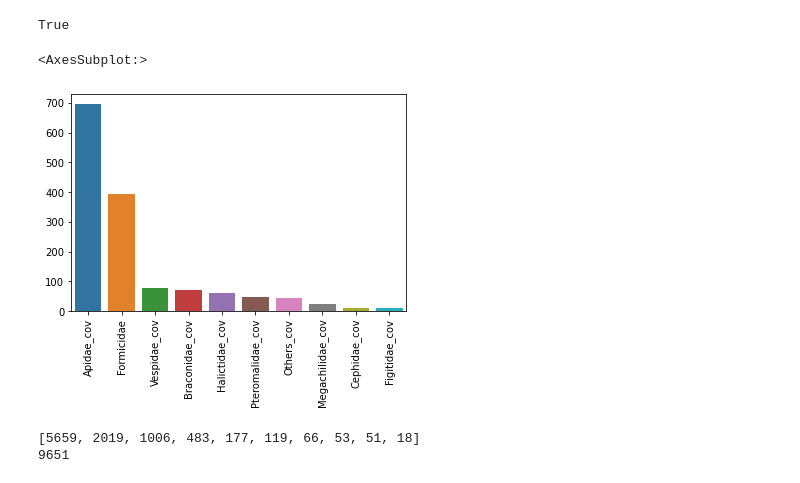
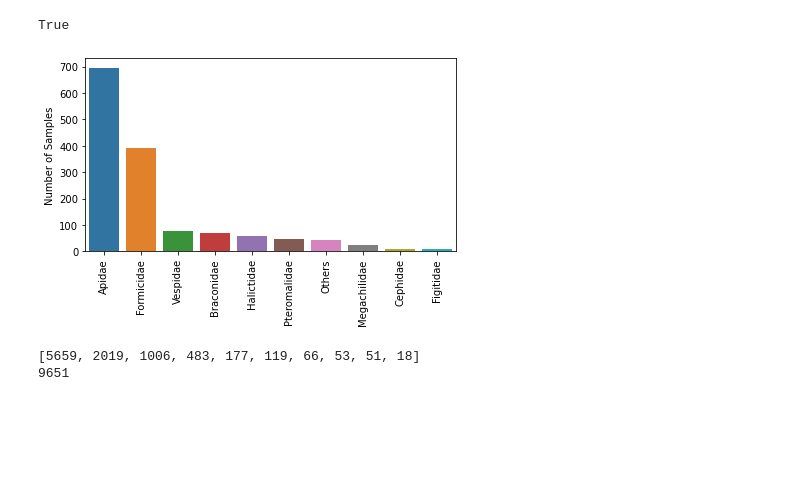
Before and after one commit to Matthijnssenslab/Bee_euvir, a Jupyter notebook: notebooks/5_Virussharing.ipynb, the cells around one changed output. Drawn from its saved outputs; the diff is of its cells as text; code cells hidden in the pictures; blank space fills up the shorter version.

```diff
--- a/notebooks/5_Virussharing.ipynb
+++ b/notebooks/5_Virussharing.ipynb
@@ -67,12 +67,13 @@ Others_cov = covmat[covmat.index.isin(Others_runs)]
 # %%
 #Just get some barplots on the samples per eukaryotic family. This is quite skewed, but we assume that they are sampled completely. (This is a big flaw, but can't do anything about it).
 famlen = [len(Apidae_cov) + len(Belgium_cov), len(Formicidae_cov),len(Vespidae_cov),len(Braconidae_cov),len(Halictidae_cov),len(Pteromalidae_cov),len(Others_cov),len(Megachilidae_cov),len(Cephidae_cov),len(Figitidae_cov)]
-g = sns.barplot(x = ['Apidae_cov','Formicidae','Vespidae_cov','Braconidae_cov','Halictidae_cov','Pteromalidae_cov','Others_cov','Megachilidae_cov','Cephidae_cov','Figitidae_cov'], y=famlen)
+g = sns.barplot(x = ['Apidae','Formicidae','Vespidae','Braconidae','Halictidae','Pteromalidae','Others','Megachilidae','Cephidae','Figitidae'], y=famlen)
 g.set_xticklabels(g.get_xticklabels(), rotation=90)
-g
+g.set(ylabel='Number of Samples')
+plt.tight_layout()
+g.figure.savefig("../Figures/Sharing_samplePerFam.png",dpi=300)
 # %% [output]
-<AxesSubplot:>
-[figure, old version]
+[figure, new version]
 # %%
 #Now get lists of the representative contigs in each of the families.
 Belgium_contigs = []
```
Also changed, not shown: parts of 1 cell of this notebook, 24 other files.
